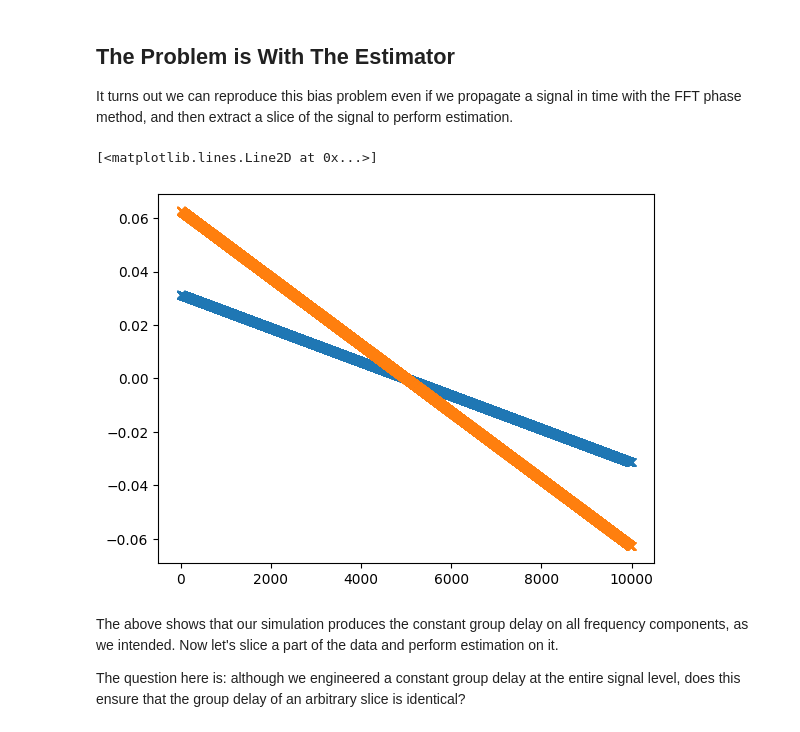
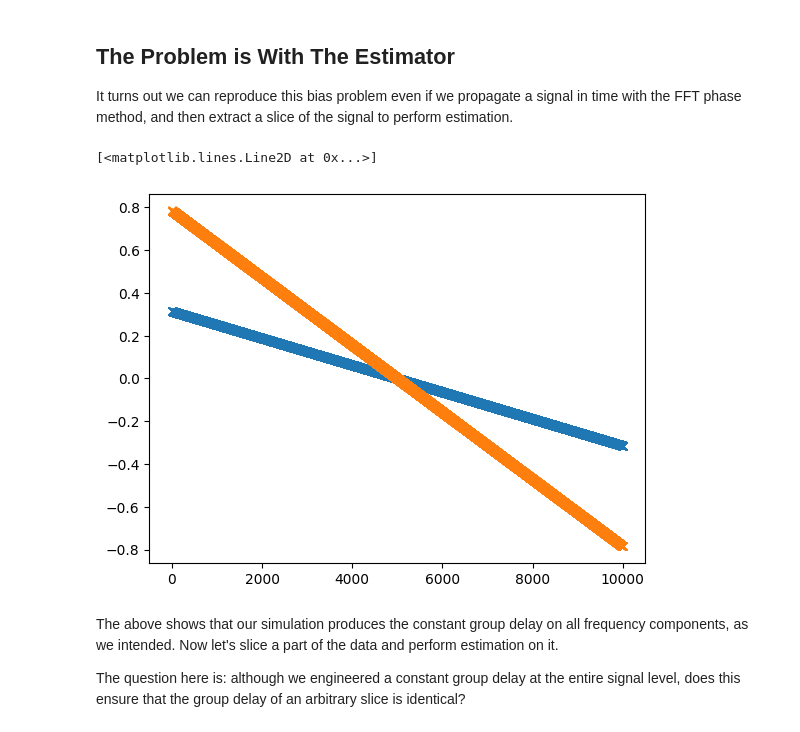
Before and after one commit to icyveins7/pydsproutines, a Jupyter notebook: notebooks/Xcorr_Approach_CRB.ipynb, the cells around one changed output. Cells and saved outputs as stored; diff of their text form; code cells hidden in the pictures.

```diff
--- a/notebooks/Xcorr_Approach_CRB.ipynb
+++ b/notebooks/Xcorr_Approach_CRB.ipynb
@@ -496,36 +496,36 @@ It turns out we can reproduce this bias problem even if we propagate a signal in
 def test_fft_propagate(length, m, osr, tau_samples1, tau_samples2, fs):
 
     # Create some symbols
     syms, bits = randPSKsyms(length, m)
 
     # Resample to some OSR
     sig = sps.resample_poly(syms, osr, 1)
 
     # Propagate in time via the FFT phase
     rx1 = propagateSignal(sig, tau_samples1, fs)[0]
     rx2 = propagateSignal(sig, tau_samples2, fs)[0]
 
     return syms, sig, rx1, rx2
 
 
 # Generate some test data
 length = 10000
 fs = 10000
-tau1 = 0.1e-5
-tau2 = 0.2e-5
+tau1 = 0.1e-4
+tau2 = 0.25e-4
 syms, sig, rx1, rx2 = test_fft_propagate(length, 2, 1, tau1, tau2, fs)
 
 # Check the phase difference plots 0.0001, 0.0002
 ccf1 = np.fft.fft(rx1) * np.fft.fft(sig).conj()
 ccf2 = np.fft.fft(rx2) * np.fft.fft(sig).conj()
 
 # Sanity check that the phase differences are linear as we intended
 plt.figure()
 plt.plot(np.angle(np.fft.fftshift(ccf1)), 'x')
 plt.plot(np.angle(np.fft.fftshift(ccf2)), 'x')
 # %% [output]
 [<matplotlib.lines.Line2D at 0x...>]
-[figure, old version]
+[figure, new version]
 # %% [markdown]
 The above shows that our simulation produces the constant group delay on all frequency components, as we intended. Now let's slice a part of the data and perform estimation on it.
 
```
Also changed, not shown: parts of 12 cells of this notebook.
